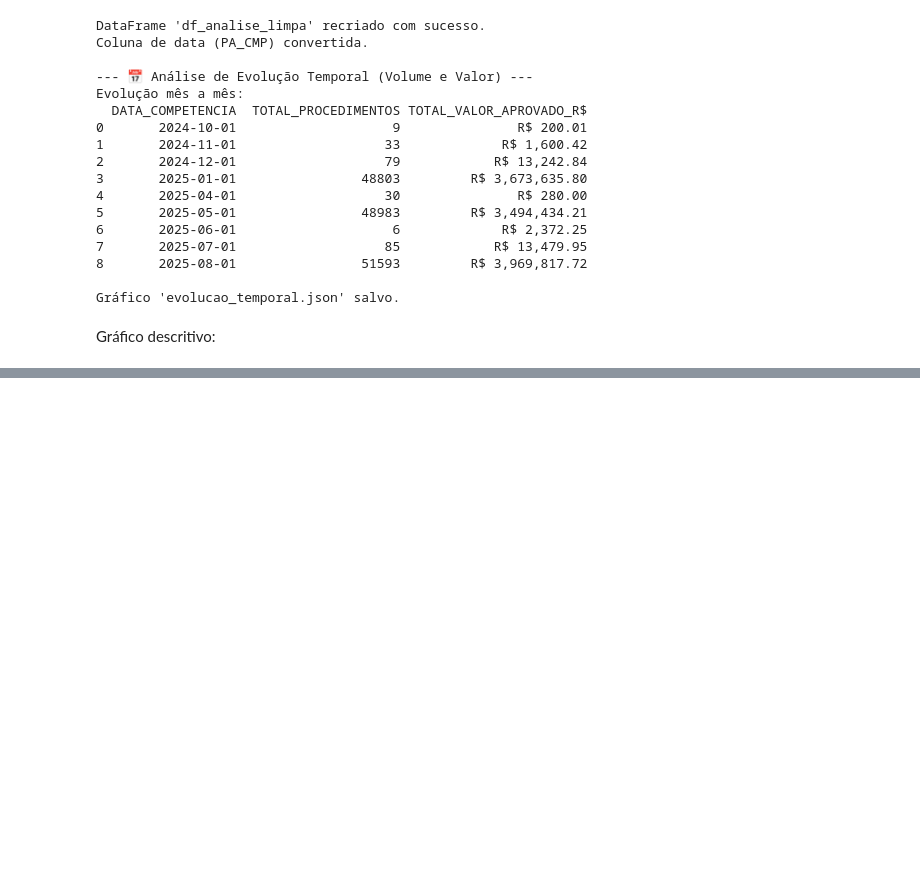
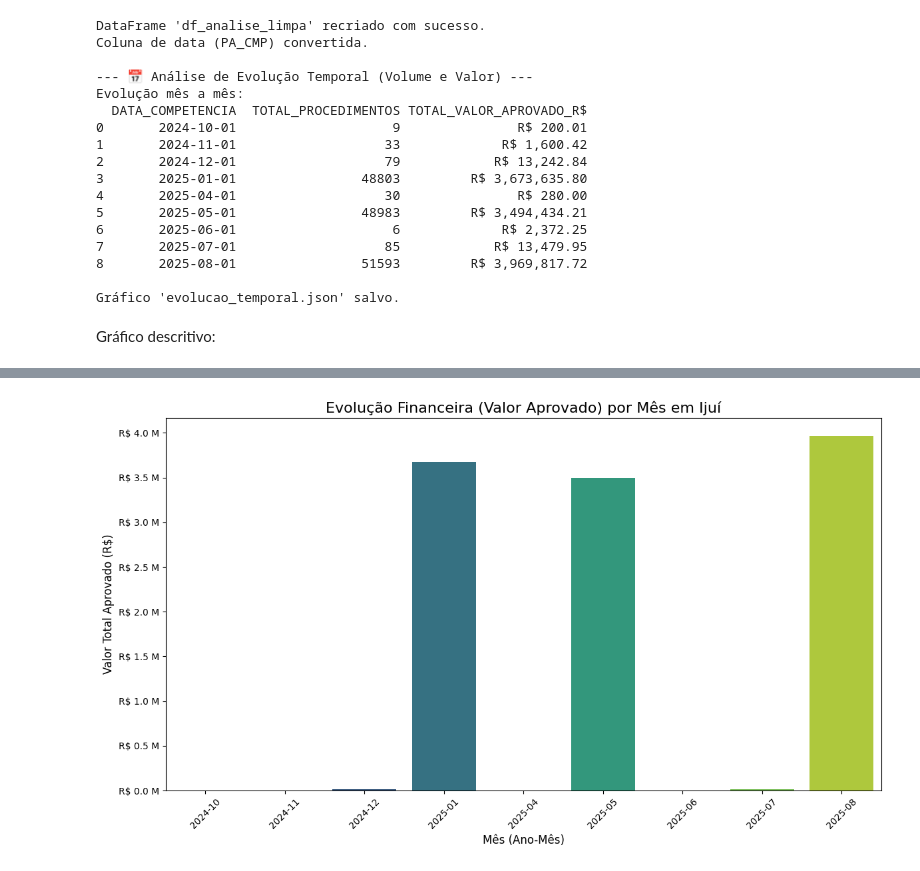
Before and after one commit to jawc-05/SUS_PROJECT, a Jupyter notebook: sus-project.ipynb, the cells around one changed output, grey strips where cells are left out. Cells and saved outputs as stored; diff of their text form; code cells hidden in the pictures; blank space fills up the shorter version.

```diff
--- a/sus-project.ipynb
+++ b/sus-project.ipynb
@@ -951,3 +951,75 @@ Evolução mês a mês:
 Gráfico 'evolucao_temporal.json' salvo.
 # %% [markdown]
 Gráfico descritivo:
+# %%
+import pandas as pd
+import seaborn as sns
+import matplotlib.pyplot as plt
+from matplotlib.ticker import FuncFormatter # Importa o formatador
+
+try:
+    # --- Etapa 1: Recriar 'df_analise_limpa' (caso o kernel tenha reiniciado) ---
+    df_analise_limpa = df_analise[df_analise['MUNICIPIO_PACIENTE'] != 'Invalido'].copy()
+    print("DataFrame 'df_analise_limpa' recriado com sucesso.")
+
+    # --- Etapa 2: Preparar a Coluna de Data (PA_CMP) ---
+    df_analise_limpa['DATA_COMPETENCIA'] = pd.to_datetime(df_analise_limpa['PA_CMP'], format='%Y%m')
+    print("Coluna de data (PA_CMP) convertida.")
+
+    # --- Etapa 3: Agrupar por Mês (Focando no Valor Financeiro) ---
+    df_temporal_financeiro = df_analise_limpa.groupby('DATA_COMPETENCIA').agg(
+        TOTAL_VALOR_APROVADO=('PA_VALAPR', 'sum')
+    ).reset_index()
+
+    # Para o Seaborn, é mais fácil se convertermos a data para string (ex: '2025-01')
+    df_temporal_financeiro['MES_ANO'] = df_temporal_financeiro['DATA_COMPETENCIA'].dt.strftime('%Y-%m')
+
+    print("\nEvolução mês a mês (Valor Aprovado):")
+    print(df_temporal_financeiro[['MES_ANO', 'TOTAL_VALOR_APROVADO']])
+
+    # --- Etapa 4: Gerar Gráfico com Seaborn ---
+    print("\nGerando gráfico com Seaborn...")
+
+    # Configura o tamanho da figura (largura, altura)
+    plt.figure(figsize=(12, 7))
+
+    # Cria o gráfico de barras
+    ax = sns.barplot(
+        data=df_temporal_financeiro,
+        x='MES_ANO',
+        y='TOTAL_VALOR_APROVADO',
+        palette='viridis' # Define uma paleta de cores
+    )
+
+    # Função para formatar o eixo Y em Reais (R$ Milhões)
+    def format_reais(x, pos):
+        'Retorna o valor formatado como R$ 1.5 M'
+        return f'R$ {x/1e6:.1f} M'
+
+    # Aplica o formatador no eixo Y
+    ax.yaxis.set_major_formatter(FuncFormatter(format_reais))
+
+    # Adiciona títulos e labels
+    plt.title('Evolução Financeira (Valor Aprovado) por Mês em Ijuí', fontsize=16)
+    plt.xlabel('Mês (Ano-Mês)', fontsize=12)
+    plt.ylabel('Valor Total Aprovado (R$)', fontsize=12)
+
+    # Rotaciona os labels do eixo X para não sobrepor
+    plt.xticks(rotation=45)
+
+    # Ajusta o layout para não cortar os labels
+    plt.tight_layout()
+
+    # Salvar o gráfico (como imagem PNG)
+    plt.savefig('evolucao_financeira_seaborn.png')
+    print("Gráfico 'evolucao_financeira_seaborn.png' salvo.")
+
+except NameError as e:
+    print(f"Erro: {e}")
+    print("\n--- ⚠️ Atenção! ---")
+    print("Parece que o estado da memória do notebook foi perdido (kernel reiniciou).")
+    print("Não consigo encontrar o DataFrame 'df_analise'.")
+    print("Por favor, rode novamente a célula de código '🚀 Código Principal (Foco em Ijuí...)' para recarregar os dados.")
+except Exception as e:
+    print(f"Ocorreu um erro inesperado: {e}")
+# %% [output]
@@ -953,0 +1043 @@ Gráfico descritivo:
+[figure, added]
```
Also changed, not shown: parts of 1 cell of this notebook.
